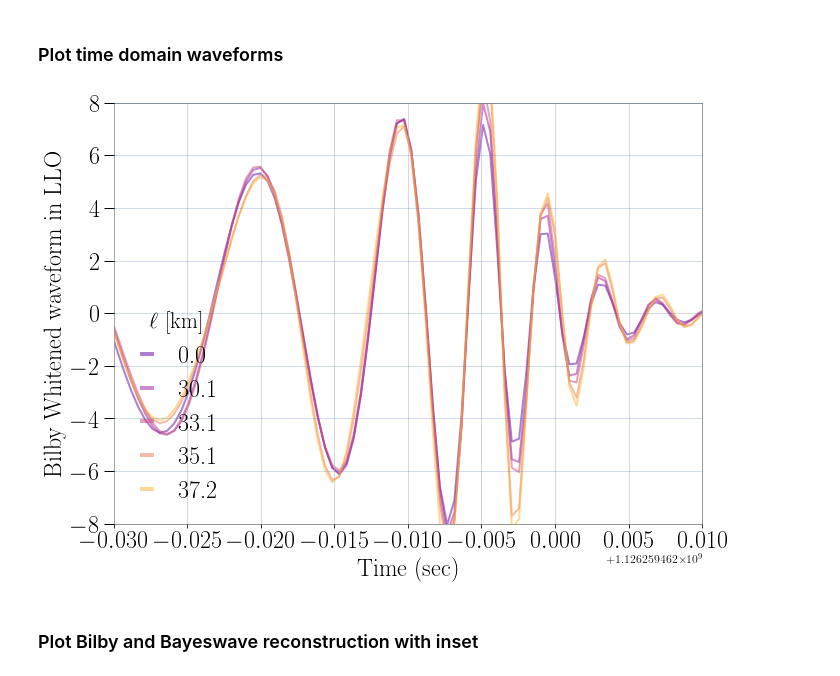
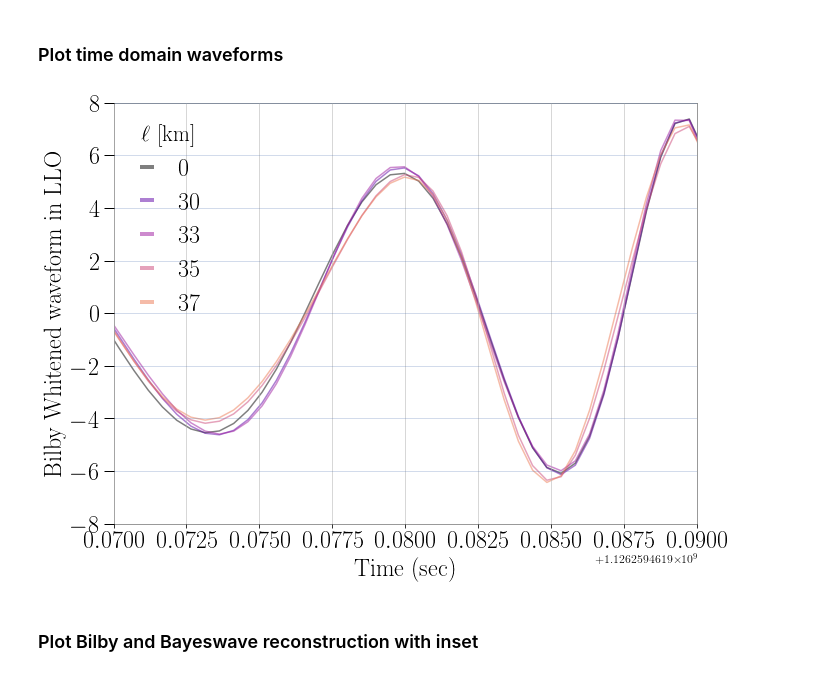
Before and after one commit to mariaokounkova/BeyondGRAnalysis, a Jupyter notebook: BilbyAnalysis.ipynb, the cells around one changed output. Saved outputs shown, nothing was run; the diff lists cells and outputs as text; code cells hidden in the pictures.

```diff
--- a/BilbyAnalysis.ipynb
+++ b/BilbyAnalysis.ipynb
@@ -434,40 +439,40 @@ def PlotTimeDomainWaveforms():
     mass = 68.0 ## Injected mass
     SNR = 125
     ell_arr = ["0p0", "0p3", "0p33", "0p35", "0p37"]
-    colors = sns.color_palette('plasma', n_colors=len(ell_arr))
+    colors = ["black"] + sns.color_palette('plasma', n_colors=len(ell_arr))
     #colors = ["black", "green", "red", "blue", "orange"]
 
     for ell, c in zip(ell_arr, colors):
 
         p = base_dir + "PHENOM_dCS_" + ell + "_" + str(SNR)
         label = r'%d' % EllinKm(ell, mass)
 
         time, MAP, lo, hi = GetBilbyData(p, det)
-        ax.plot(time, MAP, '-', color=c, lw = 2.0, alpha=0.5, label = label)
+        ax.plot(time, MAP, '-', color=c, lw = 1.5, alpha=0.5, label = label)
 
-    ax.set_xlim(t_gps - 0.03, t_gps + 0.01)
+    ax.set_xlim(t_gps - 0.03, t_gps - 0.01)
     ax.set_ylim(-8, 8)
     ax.set_xlabel('Time (sec)', fontsize = 24)
 
     ax.set_ylabel('Bilby Whitened waveform in LLO', ha='center', labelpad = 4.0, rotation='vertical', fontsize=24)
 
-    leg = ax.legend(fontsize=24, loc = 'lower left', ncol=1, frameon=False, title = '$\ell$ [km]')
+    leg = ax.legend(fontsize=24, loc = 'best', ncol=1, frameon=False, title = '$\ell$ [km]')
     plt.setp(leg.get_title(),fontsize=22)
     for line in leg.get_lines():
         line.set_linewidth(4)
     ax.tick_params(axis='x', labelsize=24)
     ax.tick_params(axis = 'y', direction='out', length=10, width=1, colors='k',
                grid_color='b', grid_alpha=0.5, labelsize=24)
     ax.yaxis.get_offset_text().set_fontsize(24)
 
     plt.grid(True)
     plt.tight_layout()
     plt.savefig('WaveformsBilby.pdf')
     plt.show()
 
 PlotTimeDomainWaveforms()
 # %% [output]
-[figure, old version]
+[figure, new version]
 # %% [markdown]
 ### Plot Bilby and Bayeswave reconstruction with inset
 # %%
```
Also changed, not shown: parts of 3 cells of this notebook.
